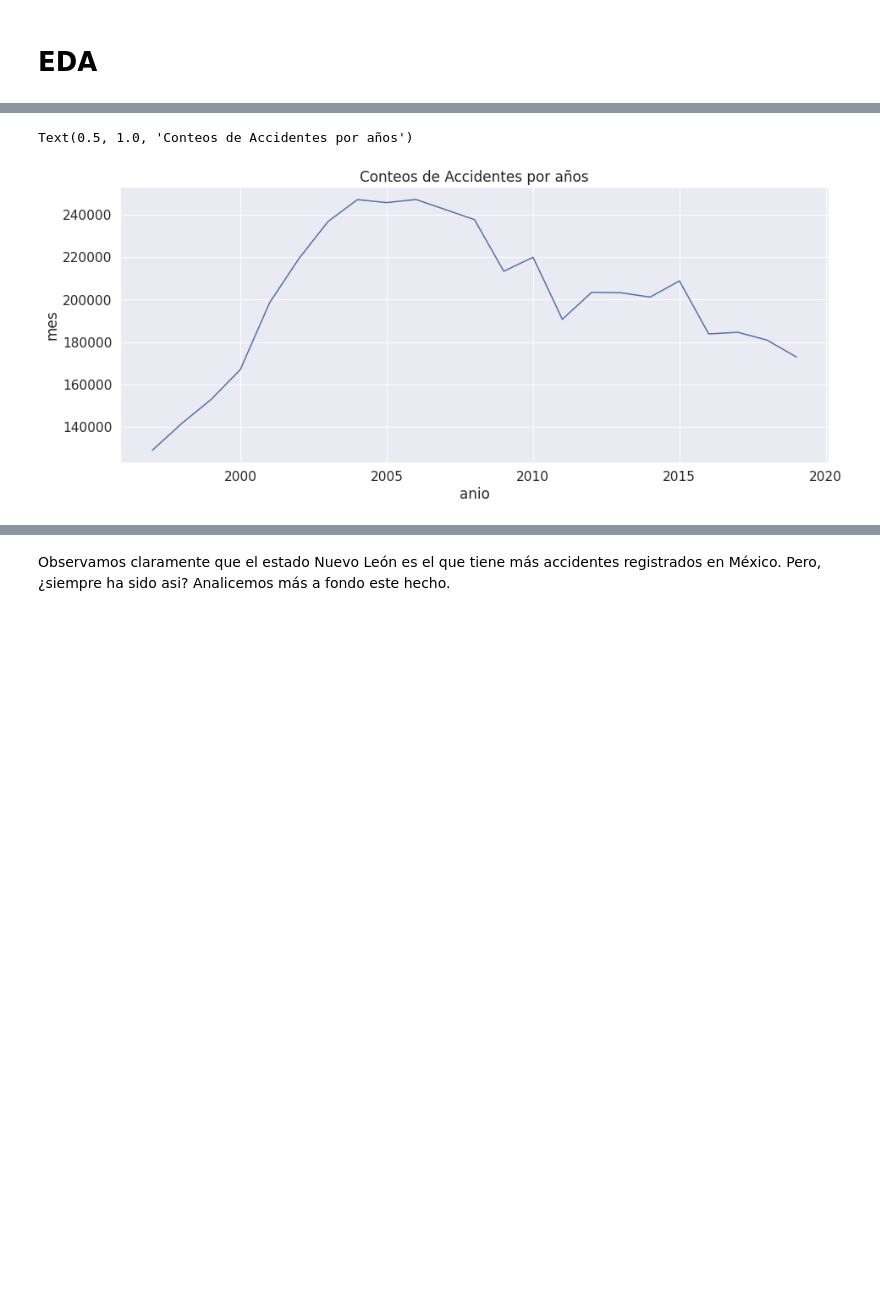
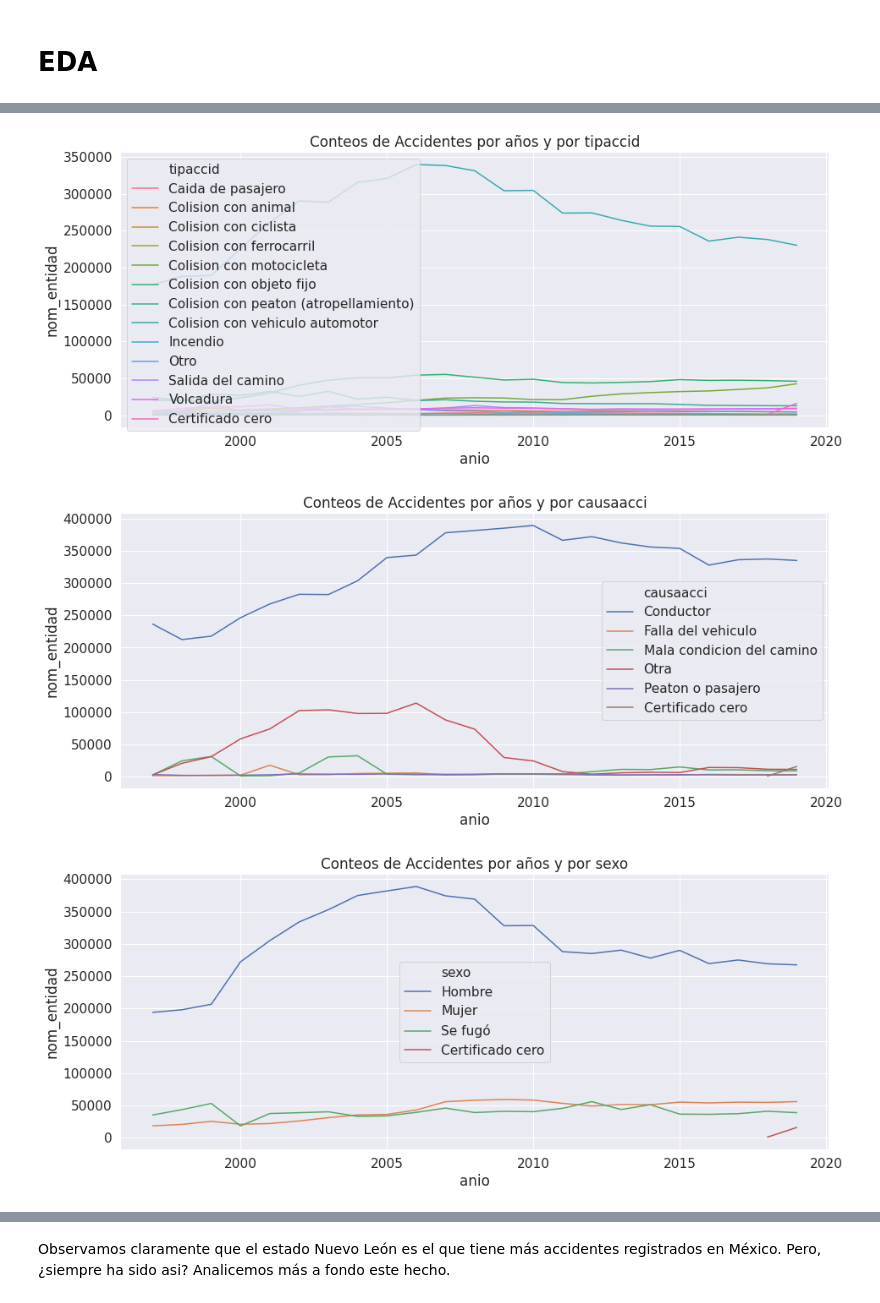
Before and after one commit to Enriquesec/Los_regios_son_los_mas_aventados, a Jupyter notebook: notebooks/02_exploratory_data_analysis.ipynb, the cells around one changed output, grey strips where cells are left out. Cells and saved outputs as stored; diff of their text form; code cells hidden in the pictures; blank space fills up the shorter version.

```diff
--- a/notebooks/02_exploratory_data_analysis.ipynb
+++ b/notebooks/02_exploratory_data_analysis.ipynb
@@ -14,6 +15,5 @@ from random import sample
 # %%
 # cargamos los datos historicos
 accidentes_mexico = pd.read_csv("../data/processed/atus_anual_1997_2019.csv", index_col=False)
-accidentes_mexico.head()
-
-entidad = accidentes_mexico.groupby("nom_entidad").id_entidad.count().reset_index().sort_values("id_entidad", ascending=False)
+accidentes_mexico["diasemana"] = accidentes_mexico["diasemana"].replace({"lunes":"Lunes"})
+accidentes_mexico.head(3)
@@ -33,9 +69,13 @@ Text(0.5, 1.0, 'Conteos de Accidentes por años')
 # %%
-# graficamos el numero total de accidentes por años.
-plt.rcParams['figure.figsize'] = (15, 6)
-sns.lineplot(data=accidentes_mexico[accidentes_mexico.nom_entidad.isin(entidad["nom_entidad"].tolist()[0:6])].groupby(["anio"], as_index=False).mes.count(),
-             x="anio", y="mes")
-plt.title("Conteos de Accidentes por años")
+col_impor = ["tipaccid", "causaacci", "sexo", "aliento", "diasemana", "clasacc"]
+for i in col_impor:
+    # graficamos el numero total de accidentes por años.
+    plt.rcParams['figure.figsize'] = (15, 6)
+    sns.lineplot(data=accidentes_mexico.groupby(["anio", i], as_index=False).nom_entidad.count(),
+                 x="anio", y="nom_entidad", hue=i)
+    plt.title("Conteos de Accidentes por años y por"+" "+i)
+    plt.show()
 # %% [output]
-Text(0.5, 1.0, 'Conteos de Accidentes por años')
-[figure, old version]
+[figure, new version]
+[figure, added]
+[figure, added]
```
Also changed, not shown: parts of 33 cells of this notebook, 2 other files.
